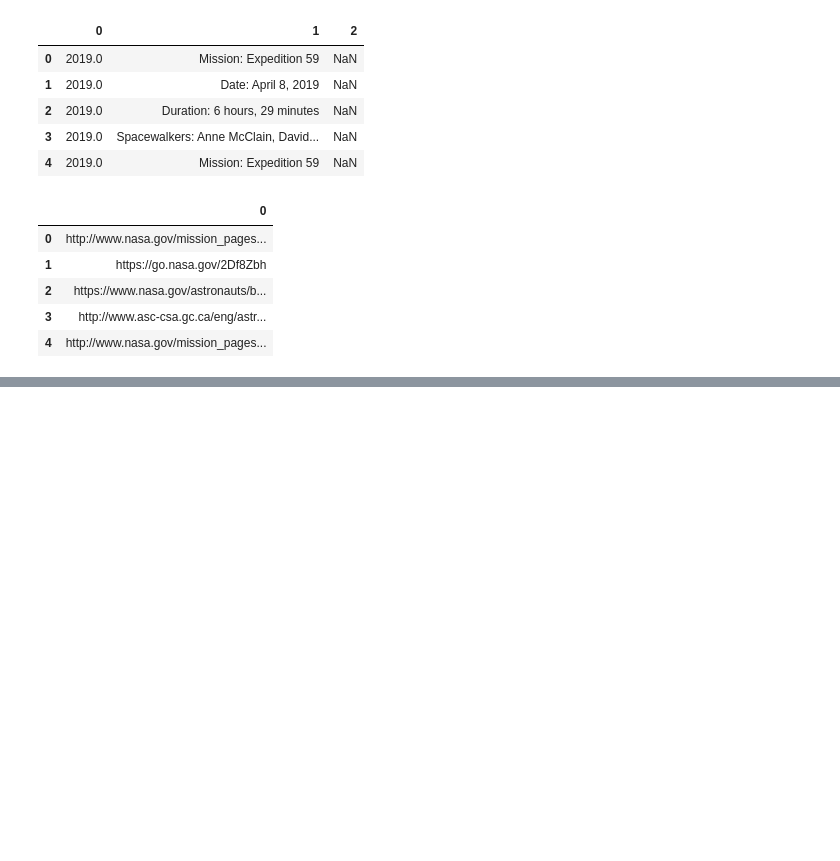
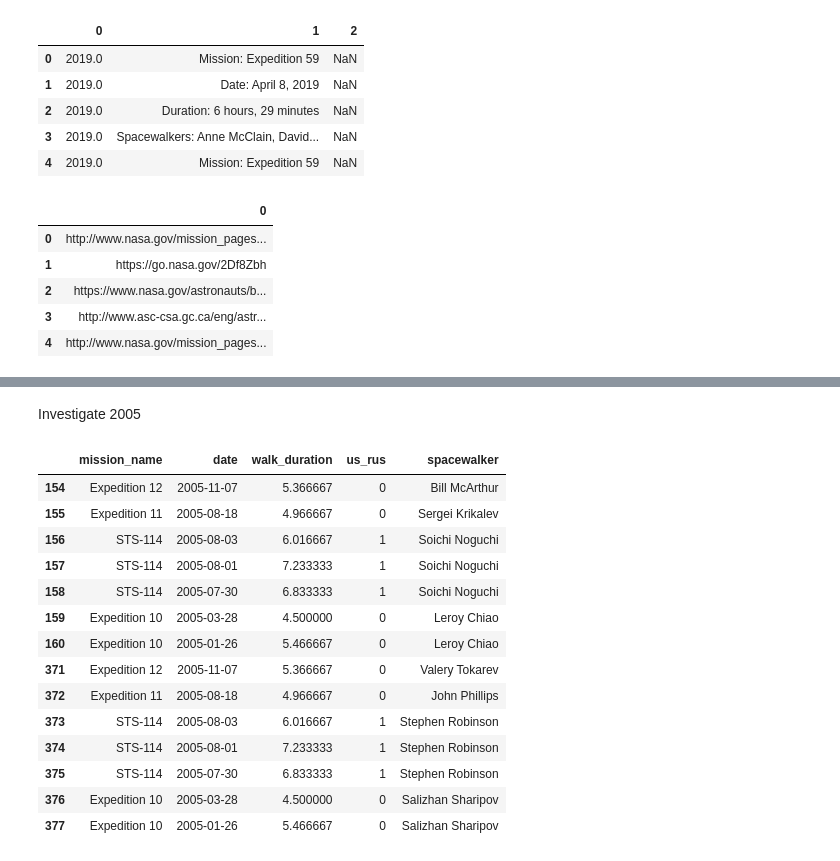
Before and after one commit to rebeccaebarnes/spacewalks, a Jupyter notebook: spacewalks.ipynb, the cells around one changed output, grey strips where cells are left out. Cells and saved outputs as stored; diff of their text form; code cells hidden in the pictures; blank space fills up the shorter version.

```diff
--- a/spacewalks.ipynb
+++ b/spacewalks.ipynb
@@ -94,0 +920,20 @@ links.head()
+# %% [markdown]
+Investigate 2005
+# %%
+df_final[df_final['date'].dt.year == 2005]
+# %% [output]
+|  | mission_name | date | walk_duration | us_rus | spacewalker |
+| 154 | Expedition 12 | 2005-11-07 | 5.366667 | 0 | Bill McArthur |
+| 155 | Expedition 11 | 2005-08-18 | 4.966667 | 0 | Sergei Krikalev |
+| 156 | STS-114 | 2005-08-03 | 6.016667 | 1 | Soichi Noguchi |
+| 157 | STS-114 | 2005-08-01 | 7.233333 | 1 | Soichi Noguchi |
+| 158 | STS-114 | 2005-07-30 | 6.833333 | 1 | Soichi Noguchi |
+| 159 | Expedition 10 | 2005-03-28 | 4.500000 | 0 | Leroy Chiao |
+| 160 | Expedition 10 | 2005-01-26 | 5.466667 | 0 | Leroy Chiao |
+| 371 | Expedition 12 | 2005-11-07 | 5.366667 | 0 | Valery Tokarev |
+| 372 | Expedition 11 | 2005-08-18 | 4.966667 | 0 | John Phillips |
+| 373 | STS-114 | 2005-08-03 | 6.016667 | 1 | Stephen Robinson |
+| 374 | STS-114 | 2005-08-01 | 7.233333 | 1 | Stephen Robinson |
+| 375 | STS-114 | 2005-07-30 | 6.833333 | 1 | Stephen Robinson |
+| 376 | Expedition 10 | 2005-03-28 | 4.500000 | 0 | Salizhan Sharipov |
+| 377 | Expedition 10 | 2005-01-26 | 5.466667 | 0 | Salizhan Sharipov |
```
Also changed, not shown: parts of 127 cells of this notebook.
